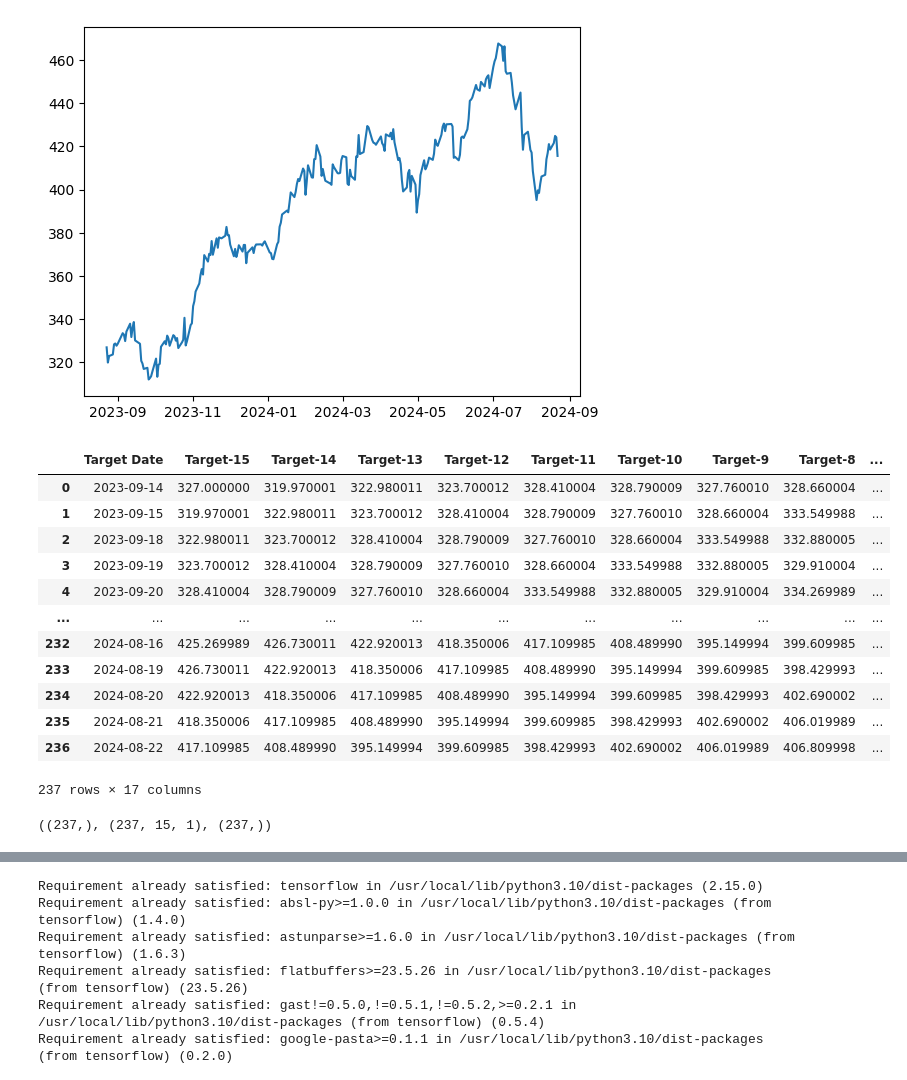
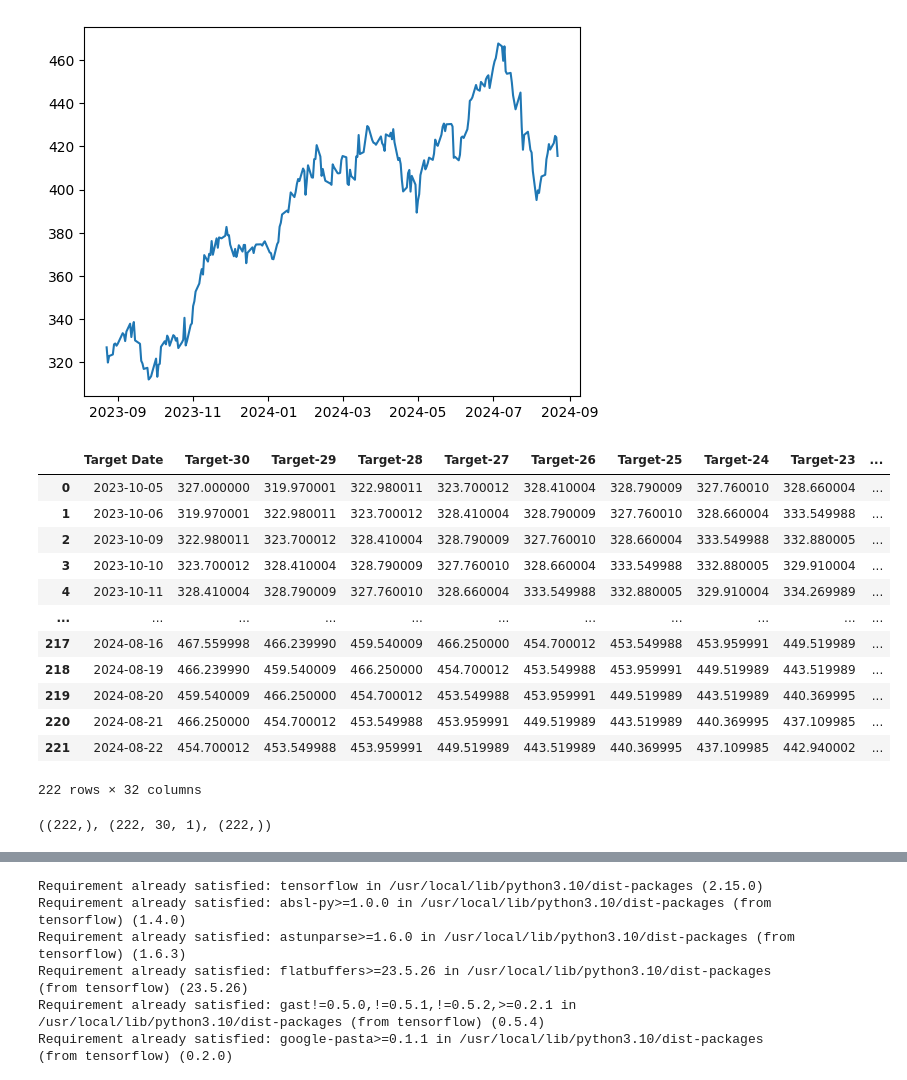
Before and after one commit to AshtonGlover/stock-prediction, a Jupyter notebook: StockPrediction.ipynb, the cells around one changed output, grey strips where cells are left out. Drawn from its saved outputs; the diff is of its cells as text; code cells hidden in the pictures.

```diff
--- a/StockPrediction.ipynb
+++ b/StockPrediction.ipynb
@@ -121,48 +121,48 @@ def df_to_windowed_df(dataframe, first_date_str, last_date_str, n=3):
     next_datetime_str = str(next_week.head(2).tail(1).index.values[0])
     next_date_str = next_datetime_str.split('T')[0]
     year_month_day = next_date_str.split('-')
     year, month, day = year_month_day
     next_date = datetime.datetime(day=int(day), month=int(month), year=int(year))
 
     if last_time:
       break
 
     target_date = next_date
 
     if target_date == last_date:
       last_time = True
 
   ret_df = pd.DataFrame({})
   ret_df['Target Date'] = dates
 
   X = np.array(X)
   for i in range(0, n):
     X[:, i]
     ret_df[f'Target-{n-i}'] = X[:, i]
 
   ret_df['Target'] = Y
 
   return ret_df
 
 windowed_df = df_to_windowed_df(df,
-                                '2023-09-14',
+                                '2023-10-05',
                                 '2024-08-22',
-                                n=15)
+                                n=30)
 windowed_df
 # %% [output]
-|  | Target Date | Target-15 | Target-14 | Target-13 | Target-12 | Target-11 | Target-10 | Target-9 | Target-8 | ... |
-| 0 | 2023-09-14 | 327.000000 | 319.970001 | 322.980011 | 323.700012 | 328.410004 | 328.790009 | 327.760010 | 328.660004 | ... |
-| 1 | 2023-09-15 | 319.970001 | 322.980011 | 323.700012 | 328.410004 | 328.790009 | 327.760010 | 328.660004 | 333.549988 | ... |
-| 2 | 2023-09-18 | 322.980011 | 323.700012 | 328.410004 | 328.790009 | 327.760010 | 328.660004 | 333.549988 | 332.880005 | ... |
-| 3 | 2023-09-19 | 323.700012 | 328.410004 | 328.790009 | 327.760010 | 328.660004 | 333.549988 | 332.880005 | 329.910004 | ... |
-| 4 | 2023-09-20 | 328.410004 | 328.790009 | 327.760010 | 328.660004 | 333.549988 | 332.880005 | 329.910004 | 334.269989 | ... |
+|  | Target Date | Target-30 | Target-29 | Target-28 | Target-27 | Target-26 | Target-25 | Target-24 | Target-23 | ... |
+| 0 | 2023-10-05 | 327.000000 | 319.970001 | 322.980011 | 323.700012 | 328.410004 | 328.790009 | 327.760010 | 328.660004 | ... |
+| 1 | 2023-10-06 | 319.970001 | 322.980011 | 323.700012 | 328.410004 | 328.790009 | 327.760010 | 328.660004 | 333.549988 | ... |
+| 2 | 2023-10-09 | 322.980011 | 323.700012 | 328.410004 | 328.790009 | 327.760010 | 328.660004 | 333.549988 | 332.880005 | ... |
+| 3 | 2023-10-10 | 323.700012 | 328.410004 | 328.790009 | 327.760010 | 328.660004 | 333.549988 | 332.880005 | 329.910004 | ... |
+| 4 | 2023-10-11 | 328.410004 | 328.790009 | 327.760010 | 328.660004 | 333.549988 | 332.880005 | 329.910004 | 334.269989 | ... |
 | ... | ... | ... | ... | ... | ... | ... | ... | ... | ... | ... |
-| 232 | 2024-08-16 | 425.269989 | 426.730011 | 422.920013 | 418.350006 | 417.109985 | 408.489990 | 395.149994 | 399.609985 | ... |
-| 233 | 2024-08-19 | 426.730011 | 422.920013 | 418.350006 | 417.109985 | 408.489990 | 395.149994 | 399.609985 | 398.429993 | ... |
-| 234 | 2024-08-20 | 422.920013 | 418.350006 | 417.109985 | 408.489990 | 395.149994 | 399.609985 | 398.429993 | 402.690002 | ... |
-| 235 | 2024-08-21 | 418.350006 | 417.109985 | 408.489990 | 395.149994 | 399.609985 | 398.429993 | 402.690002 | 406.019989 | ... |
-| 236 | 2024-08-22 | 417.109985 | 408.489990 | 395.149994 | 399.609985 | 398.429993 | 402.690002 | 406.019989 | 406.809998 | ... |
+| 217 | 2024-08-16 | 467.559998 | 466.239990 | 459.540009 | 466.250000 | 454.700012 | 453.549988 | 453.959991 | 449.519989 | ... |
+| 218 | 2024-08-19 | 466.239990 | 459.540009 | 466.250000 | 454.700012 | 453.549988 | 453.959991 | 449.519989 | 443.519989 | ... |
+| 219 | 2024-08-20 | 459.540009 | 466.250000 | 454.700012 | 453.549988 | 453.959991 | 449.519989 | 443.519989 | 440.369995 | ... |
+| 220 | 2024-08-21 | 466.250000 | 454.700012 | 453.549988 | 453.959991 | 449.519989 | 443.519989 | 440.369995 | 437.109985 | ... |
+| 221 | 2024-08-22 | 454.700012 | 453.549988 | 453.959991 | 449.519989 | 443.519989 | 440.369995 | 437.109985 | 442.940002 | ... |
-237 rows × 17 columns
+222 rows × 32 columns
 # %%
 def windowed_df_to_date_X_y(windowed_dataframe):
   dfasnp = windowed_dataframe.to_numpy()
@@ -181,7 +181,7 @@ dates, X, y = windowed_df_to_date_X_y(windowed_df)
 
 dates.shape, X.shape, y.shape
 # %% [output]
-((237,), (237, 15, 1), (237,))
+((222,), (222, 30, 1), (222,))
 # %%
 q_80 = int(len(dates) * 0.8)
 q_90 = int(len(dates) * 0.9)
```
Also changed, not shown: parts of 5 cells of this notebook.
